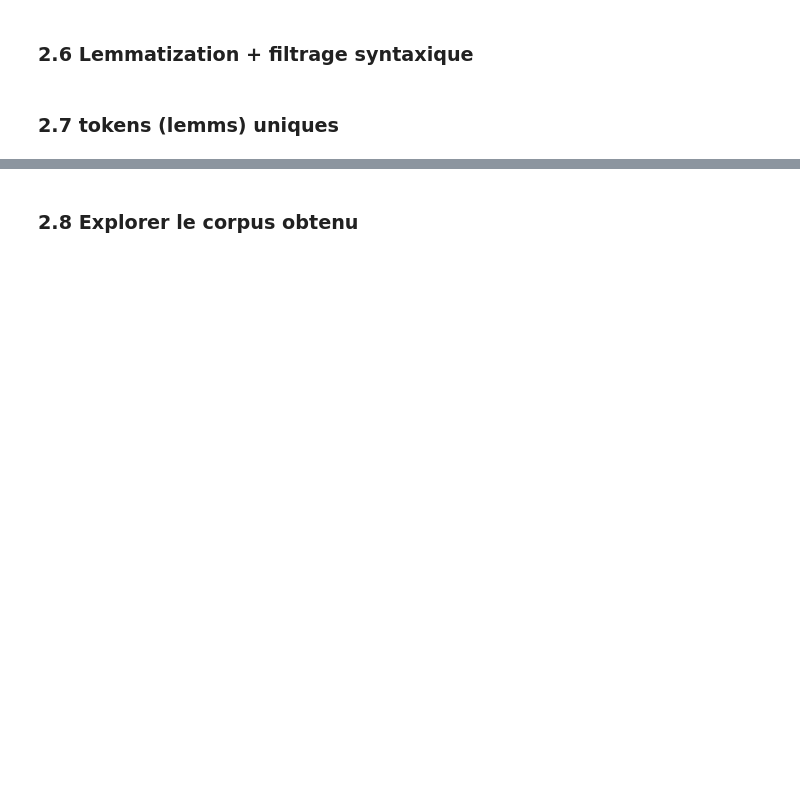
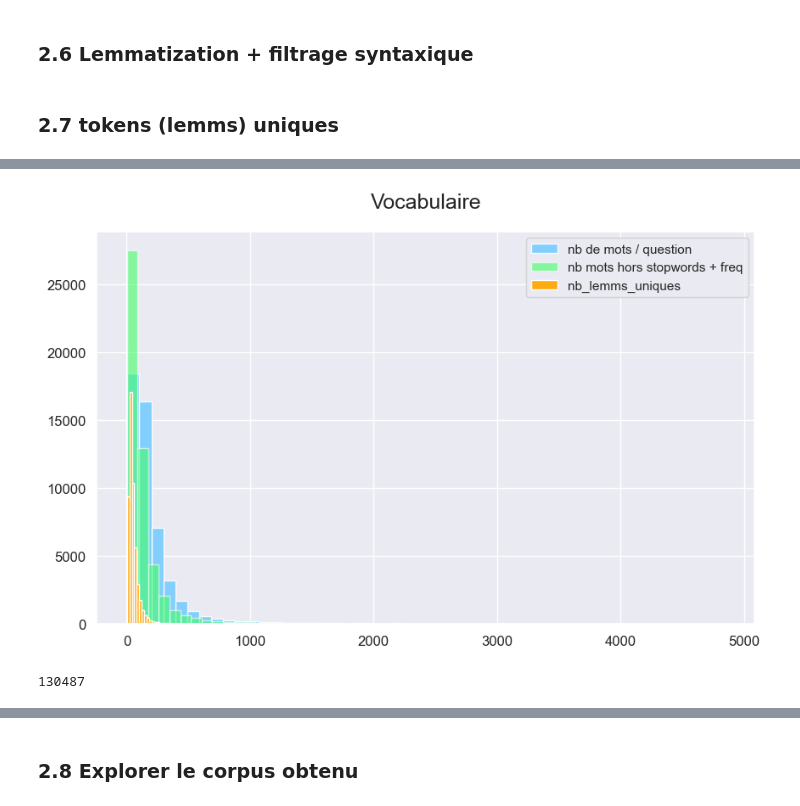
Before and after one commit to Kiwinokoto/ML_student, a Jupyter notebook: notebooks/Oudelet_Kevin_1_notebook_exploration_271123.ipynb, the cells around one changed output, grey strips where cells are left out. Cells and saved outputs as stored; diff of their text form; code cells hidden in the pictures; blank space fills up the shorter version.

```diff
--- a/notebooks/Oudelet_Kevin_1_notebook_exploration_271123.ipynb
+++ b/notebooks/Oudelet_Kevin_1_notebook_exploration_271123.ipynb
@@ -992 +1018,35 @@ display(raw_questions_tags)
+# %%
+fig, ax = plt.subplots(figsize=(10, 6))
+
+# Plotting 'nb_mots'
+raw_questions_tags['nb_tokens_body'].hist(density=False, bins=50, ax=ax, color='#7cf', alpha=0.9, label='nb de mots / question')
+
+# Plotting 'nb_mots non stopwords'
+raw_questions_tags['nb_tokens_body_no_stopwords'].hist(density=False, bins=50, color='#4f6', ax=ax,
+                                                          alpha=0.6, label='nb mots hors stopwords + freq')
+
+# Plotting 'lemms uniques'
+raw_questions_tags['nb_lemms_uniques_body'].hist(density=False, bins=50, color='#fa1', ax=ax,
+                                                          alpha=1.0, label='nb_lemms_uniques')
+
+plt.title('Vocabulaire', pad=20, fontsize=18)
+plt.xticks(fontsize=12)
+plt.yticks(fontsize=12)
+
+ax.legend()
+
+plt.show()
+
+# On voit une petite différence !
+# %% [output]
+[figure, added]
+# %%
+# Extract tokens from the 'tokens_uniques' column
+all_lemms = set(([token for tokens_list in raw_questions_tags['title_lemms_uniques'] for token in tokens_list]
+                 + [token for tokens_list in raw_questions_tags['body_lemms_uniques'] for token in tokens_list]))
+
+print(len(all_lemms))
+# Notre corpus a été divisé par 8 environ.
+# %% [output]
+130487
 # %%
```
Also changed, not shown: parts of 45 cells of this notebook.
